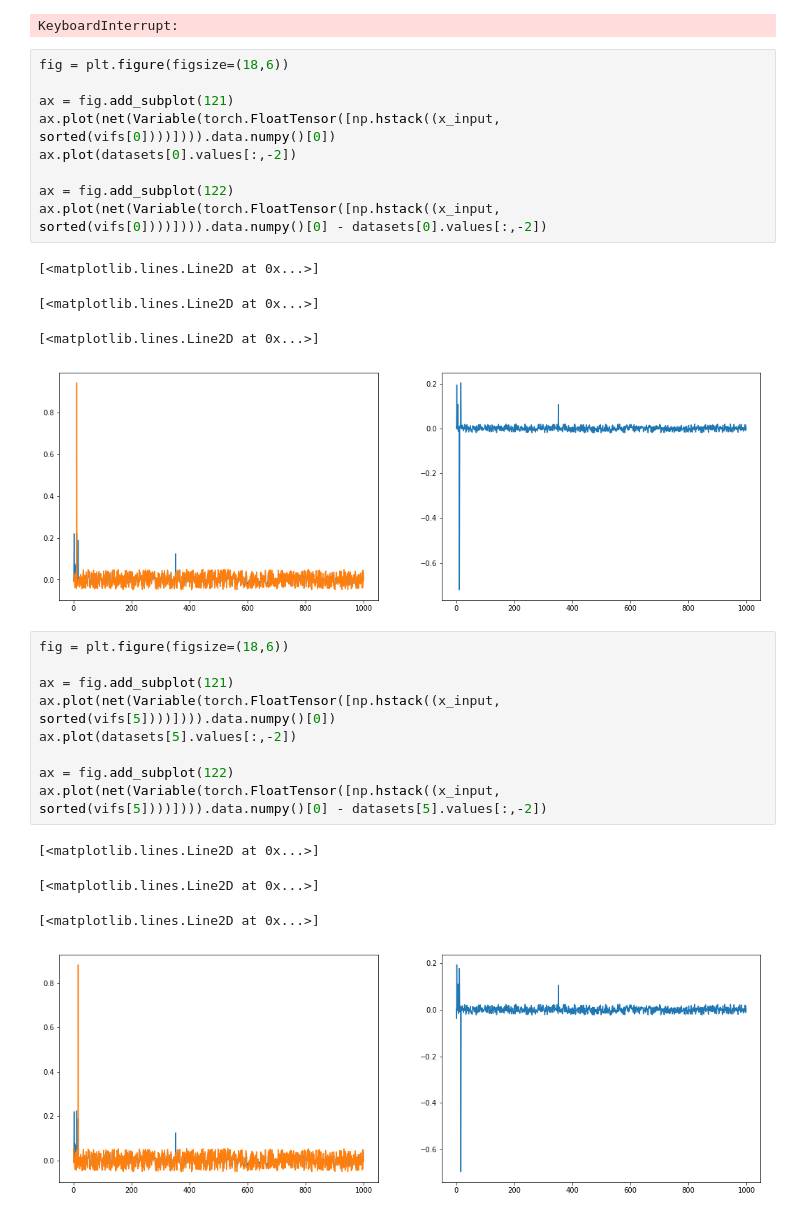
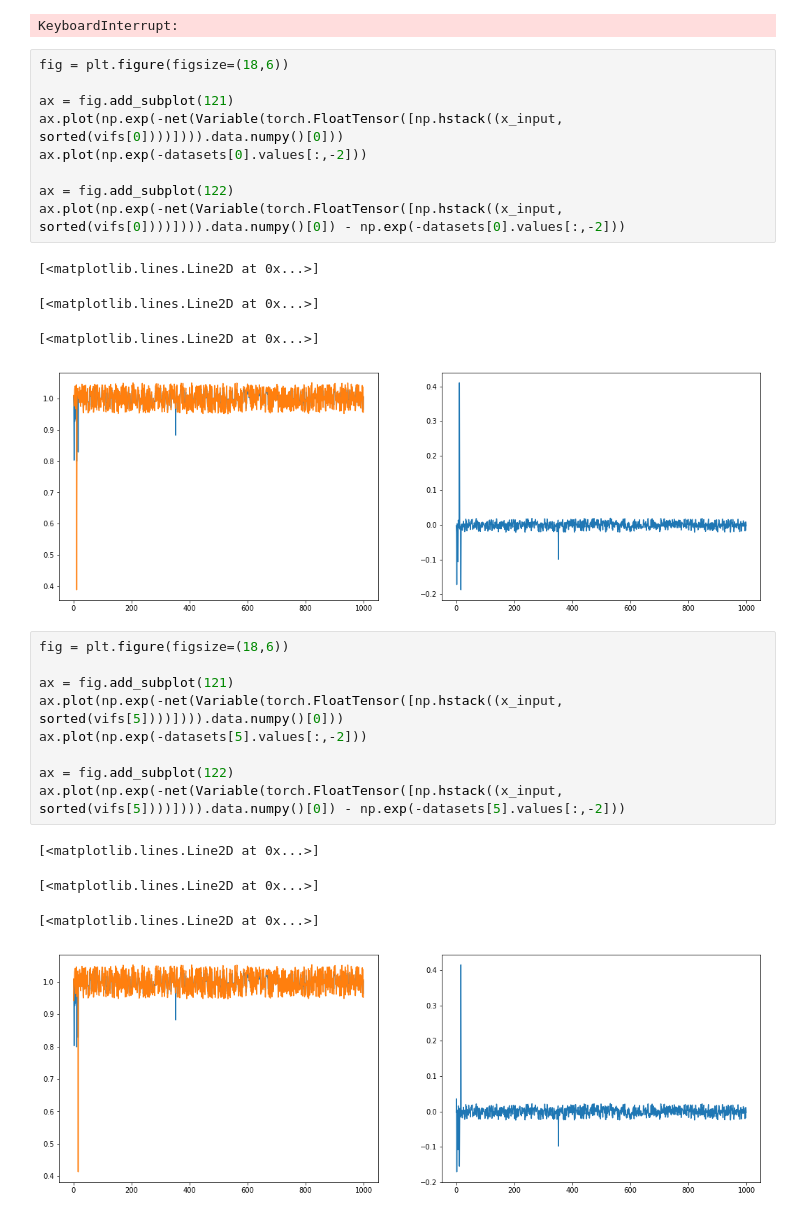
Before and after one commit to Intelligent-Systems-Phystech/ProjectSampleSize, a Jupyter notebook: TorchError.ipynb, the cells around one changed output. Cells and saved outputs as stored; diff of their text form.

```diff
--- a/TorchError.ipynb
+++ b/TorchError.ipynb
@@ -680,30 +680,30 @@ KeyboardInterrupt:
 fig = plt.figure(figsize=(18,6))
 
 ax = fig.add_subplot(121)
-ax.plot(net(Variable(torch.FloatTensor([np.hstack((x_input, sorted(vifs[0])))]))).data.numpy()[0])
-ax.plot(datasets[0].values[:,-2])
+ax.plot(np.exp(-net(Variable(torch.FloatTensor([np.hstack((x_input, sorted(vifs[0])))]))).data.numpy()[0]))
+ax.plot(np.exp(-datasets[0].values[:,-2]))
 
 ax = fig.add_subplot(122)
-ax.plot(net(Variable(torch.FloatTensor([np.hstack((x_input, sorted(vifs[0])))]))).data.numpy()[0] - datasets[0].values[:,-2])
+ax.plot(np.exp(-net(Variable(torch.FloatTensor([np.hstack((x_input, sorted(vifs[0])))]))).data.numpy()[0]) - np.exp(-datasets[0].values[:,-2]))
 # %% [output]
 [<matplotlib.lines.Line2D at 0x...>]
 [<matplotlib.lines.Line2D at 0x...>]
 [<matplotlib.lines.Line2D at 0x...>]
-[figure, old version]
+[figure, new version]
 # %%
 fig = plt.figure(figsize=(18,6))
 
 ax = fig.add_subplot(121)
-ax.plot(net(Variable(torch.FloatTensor([np.hstack((x_input, sorted(vifs[5])))]))).data.numpy()[0])
-ax.plot(datasets[5].values[:,-2])
+ax.plot(np.exp(-net(Variable(torch.FloatTensor([np.hstack((x_input, sorted(vifs[5])))]))).data.numpy()[0]))
+ax.plot(np.exp(-datasets[5].values[:,-2]))
 
 ax = fig.add_subplot(122)
-ax.plot(net(Variable(torch.FloatTensor([np.hstack((x_input, sorted(vifs[5])))]))).data.numpy()[0] - datasets[5].values[:,-2])
+ax.plot(np.exp(-net(Variable(torch.FloatTensor([np.hstack((x_input, sorted(vifs[5])))]))).data.numpy()[0]) - np.exp(-datasets[5].values[:,-2]))
 # %% [output]
 [<matplotlib.lines.Line2D at 0x...>]
 [<matplotlib.lines.Line2D at 0x...>]
 [<matplotlib.lines.Line2D at 0x...>]
-[figure, old version]
+[figure, new version]
 # %%
 fig = plt.figure(figsize=(18,6))
 
```
Also changed, not shown: parts of 1 cell of this notebook.
